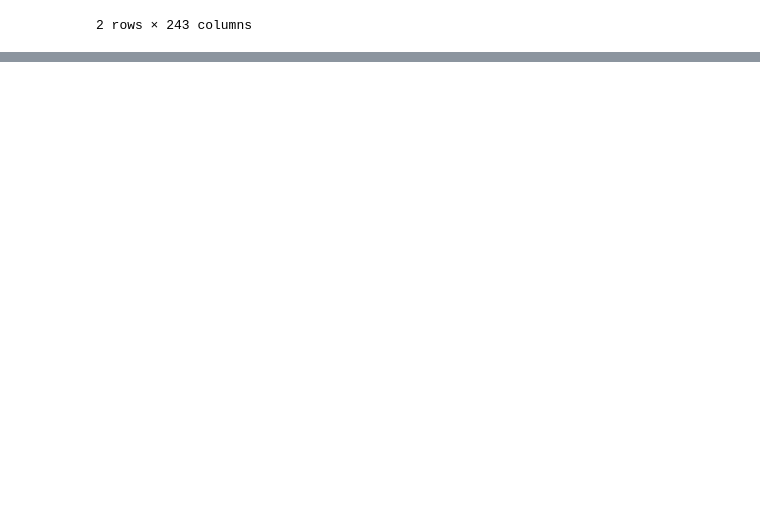
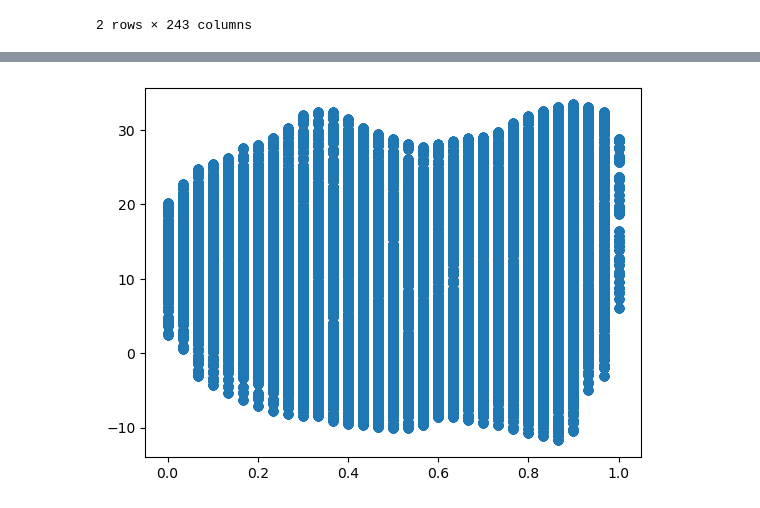
Before and after one commit to lucialagenial/wids_datathon_2023, a Jupyter notebook: wids-23-predictions.ipynb, the cells around one changed output, grey strips where cells are left out. Saved outputs shown, nothing was run; the diff lists cells and outputs as text; code cells hidden in the pictures; blank space fills up the shorter version.

```diff
--- a/wids-23-predictions.ipynb
+++ b/wids-23-predictions.ipynb
@@ -214,0 +76,5 @@ test_df.groupby(pd.Grouper(key='startdate',freq='M')).mean()
+# %%
+plt.scatter(x=train_df['lon'], y=train_df['nmme0-tmp2m-34w__ccsm30'])
+plt.show()
+# %% [output]
+[figure, added]
```
Also changed, not shown: parts of 44 cells of this notebook.
